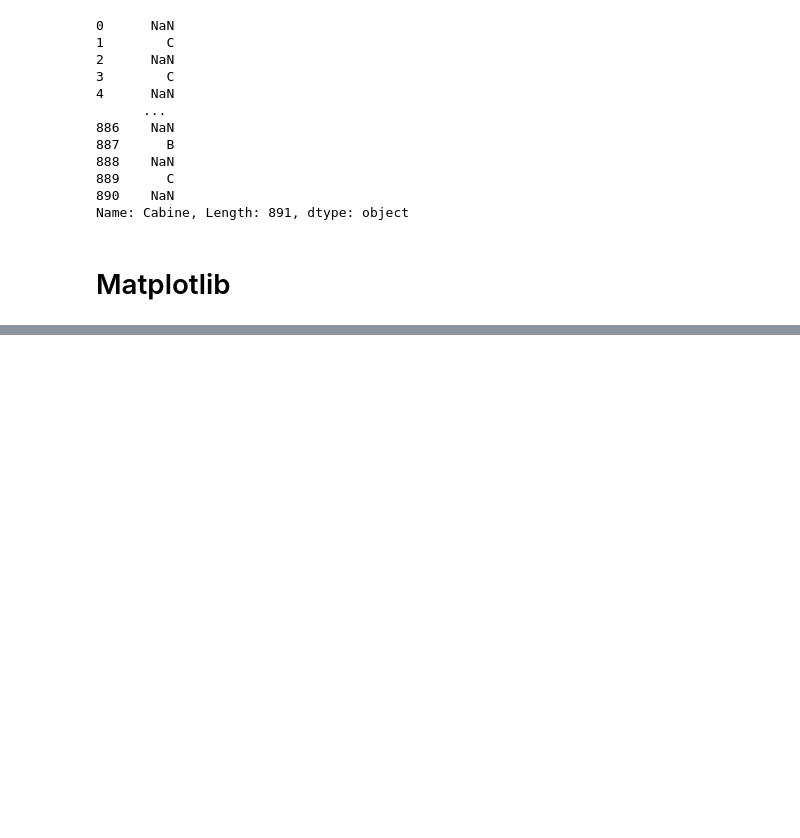
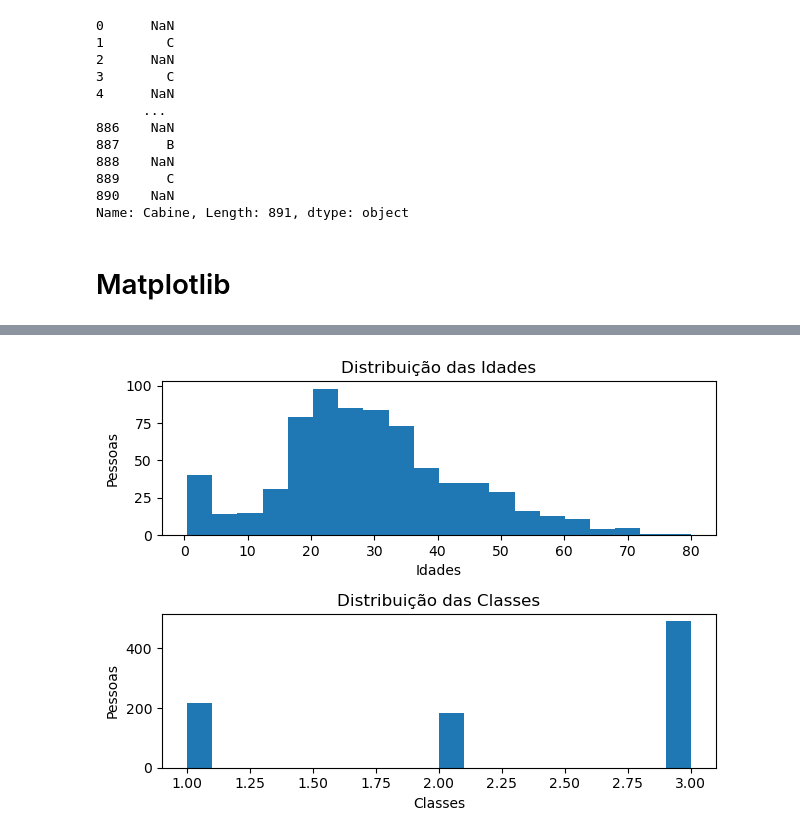
Before and after one commit to phillrog/py-machine-learning, a Jupyter notebook: notebooks/5 - visualização de dados/5 - visualização de dados.ipynb, the cells around one changed output, grey strips where cells are left out. Cells and saved outputs as stored; diff of their text form; code cells hidden in the pictures; blank space fills up the shorter version.

```diff
--- a/notebooks/5 - visualização de dados/5 - visualização de dados.ipynb
+++ b/notebooks/5 - visualização de dados/5 - visualização de dados.ipynb
@@ -62,0 +78,17 @@ plt.show()
+# %%
+plt.subplot(2,1,1) # linha, coluna plot 1
+plt.hist(data['Idade'].dropna(), bins=20)
+plt.title('Distribuição das Idades')
+plt.ylabel('Pessoas')
+plt.xlabel('Idades')
+
+plt.subplot(2,1,2) # linha, coluna plot 1
+plt.hist(data['Classe'].dropna(), bins=20)
+plt.title('Distribuição das Classes')
+plt.ylabel('Pessoas')
+plt.xlabel('Classes')
+
+plt.tight_layout()
+plt.show()
+# %% [output]
+[figure, added]
```
Also changed, not shown: parts of 3 cells of this notebook.
